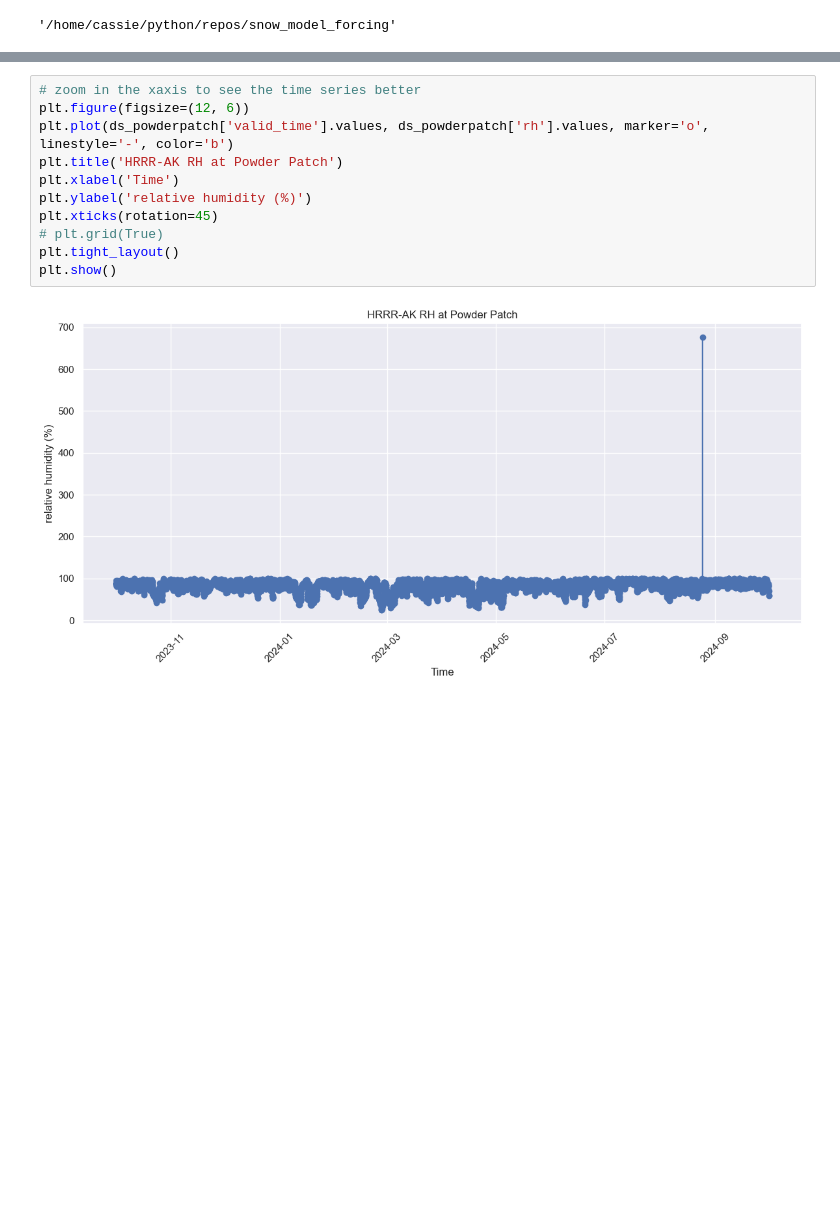
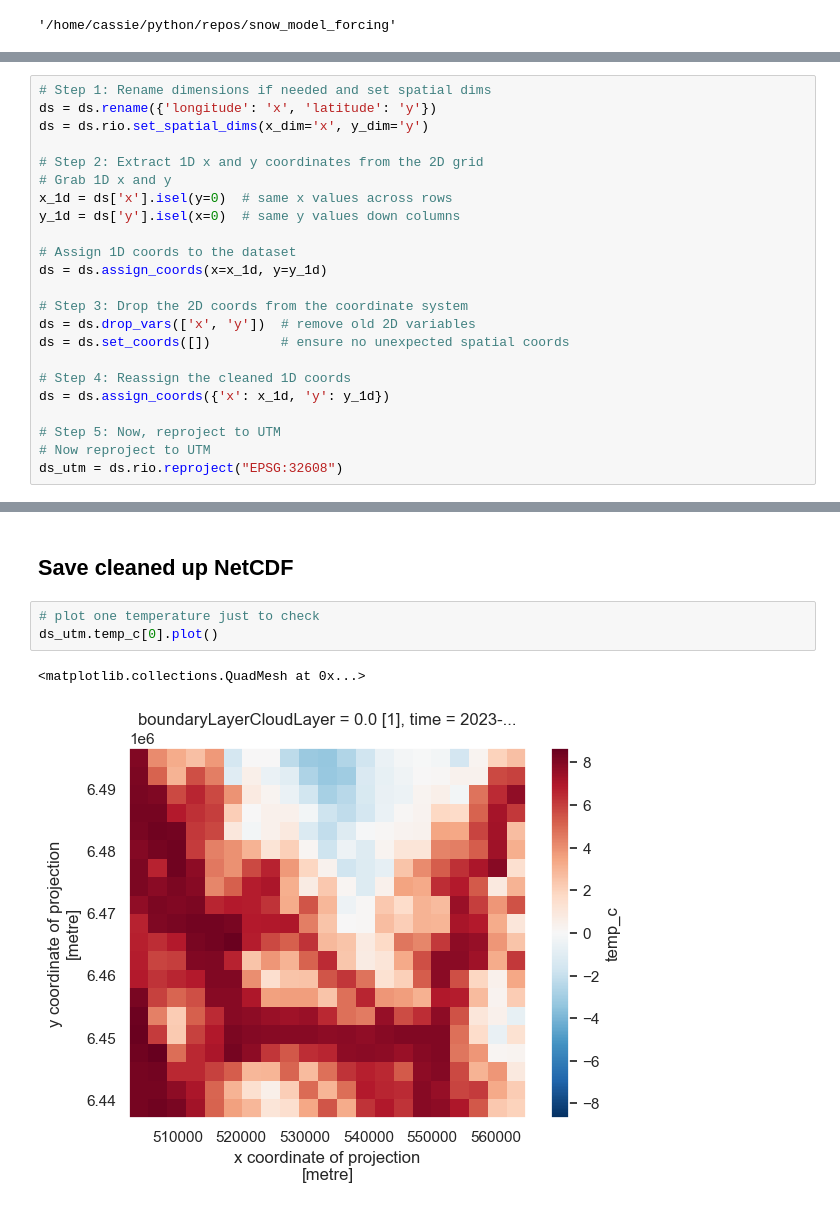
Before and after one commit to cassielumbrazo/snow_modeling_point, a Jupyter notebook: 2_clean_hrrrak_netcdf.ipynb, the cells around one changed output, grey strips where cells are left out. Cells and saved outputs as stored; diff of their text form; blank space fills up the shorter version.

```diff
--- a/2_clean_hrrrak_netcdf.ipynb
+++ b/2_clean_hrrrak_netcdf.ipynb
@@ -104,0 +115,23 @@ ds.temp[0].plot()
+# %%
+# Step 1: Rename dimensions if needed and set spatial dims
+ds = ds.rename({'longitude': 'x', 'latitude': 'y'})
+ds = ds.rio.set_spatial_dims(x_dim='x', y_dim='y')
+
+# Step 2: Extract 1D x and y coordinates from the 2D grid
+# Grab 1D x and y
+x_1d = ds['x'].isel(y=0)  # same x values across rows
+y_1d = ds['y'].isel(x=0)  # same y values down columns
+
+# Assign 1D coords to the dataset
+ds = ds.assign_coords(x=x_1d, y=y_1d)
+
+# Step 3: Drop the 2D coords from the coordinate system
+ds = ds.drop_vars(['x', 'y'])  # remove old 2D variables
+ds = ds.set_coords([])         # ensure no unexpected spatial coords
+
+# Step 4: Reassign the cleaned 1D coords
+ds = ds.assign_coords({'x': x_1d, 'y': y_1d})
+
+# Step 5: Now, reproject to UTM
+# Now reproject to UTM
+ds_utm = ds.rio.reproject("EPSG:32608")
@@ -118,13 +264,8 @@ plt.show()
-# %%
-# zoom in the xaxis to see the time series better
-plt.figure(figsize=(12, 6))
-plt.plot(ds_powderpatch['valid_time'].values, ds_powderpatch['rh'].values, marker='o', linestyle='-', color='b')
-plt.title('HRRR-AK RH at Powder Patch')
-plt.xlabel('Time')
-plt.ylabel('relative humidity (%)')
-plt.xticks(rotation=45)
-# plt.grid(True)
-plt.tight_layout()
-plt.show()
-# %% [output]
-[figure, removed]
+# %% [markdown]
+## Save cleaned up NetCDF
+# %%
+# plot one temperature just to check
+ds_utm.temp_c[0].plot()
+# %% [output]
+<matplotlib.collections.QuadMesh at 0x...>
+[figure, added]
```
Also changed, not shown: parts of 24 cells of this notebook, 2 other files.
